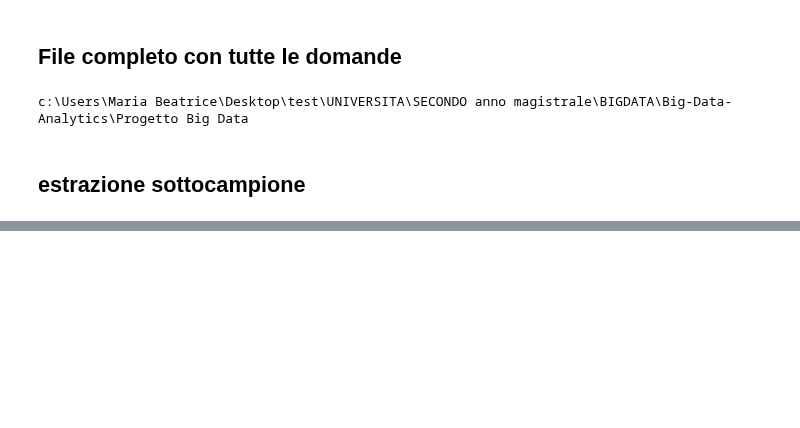
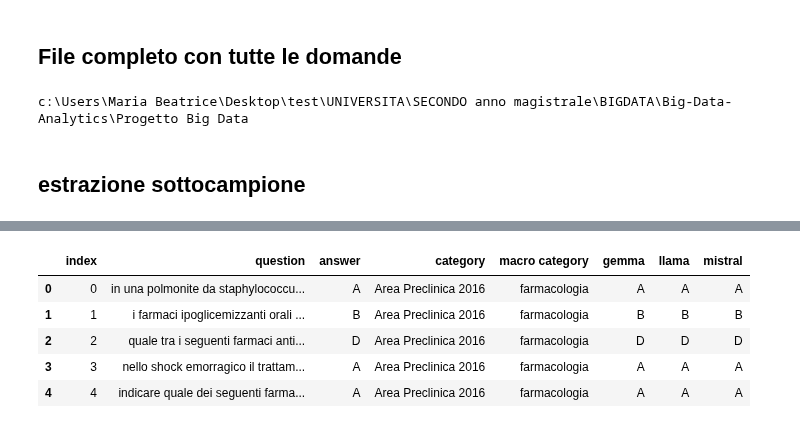
Before and after one commit to nicolobonato97/Big-Data-Analytics, a Jupyter notebook: Progetto Big Data/Benchmark.ipynb, the cells around one changed output, grey strips where cells are left out. Saved outputs shown, nothing was run; the diff lists cells and outputs as text; code cells hidden in the pictures; blank space fills up the shorter version.

```diff
--- a/Progetto Big Data/Benchmark.ipynb
+++ b/Progetto Big Data/Benchmark.ipynb
@@ -99,0 +123,25 @@ with open(output_file, "w", encoding="utf-8") as f:
+# %%
+#Gemma
+with open("custom_openai_google_gemma_3_27b_it_area_preclinica_clinica_2016_2019_finale_fast.json", "r", encoding="utf-8") as f:
+    json_data_gemma = json.load(f)
+
+# Crea un dizionario index → output
+output_by_index_gemma = {entry["index"]: entry["output"] for entry in json_data_gemma["results"]}
+print(output_by_index_gemma)
+
+#Llama
+with open("custom_openai_meta_llama_llama_4_maverick_area_preclinica_clinica_2016_2019_finale_fast.json", "r", encoding="utf-8") as f:
+    json_data_llama = json.load(f)
+
+# Crea un dizionario index → output
+output_by_index_llama = {entry["index"]: entry["output"] for entry in json_data_llama["results"]}
+print(output_by_index_llama)
+
+## Mistral
+
+with open("custom_openai_mistralai_mistral_small_3.2_24b_instruct_area_preclinica_clinica_2016_2019_finale_fast.json", "r", encoding="utf-8") as f:
+    json_data_mistral = json.load(f)
+
+# Crea un dizionario index → output
+output_by_index_mistral = {entry["index"]: entry["output"] for entry in json_data_mistral["results"]}
+print(output_by_index_mistral)
@@ -99,0 +152,12 @@ with open(output_file, "w", encoding="utf-8") as f:
+# %%
+df["gemma"] = df["index"].apply(lambda idx: output_by_index_gemma.get(idx, ""))
+df["llama"] = df["index"].apply(lambda idx: output_by_index_llama.get(idx, ""))
+df["mistral"] = df["index"].apply(lambda idx: output_by_index_mistral.get(idx, ""))
+df.head()
+# %% [output]
+|  | index | question | answer | category | macro category | gemma | llama | mistral |
+| 0 | 0 | in una polmonite da staphylococcu... | A | Area Preclinica 2016 | farmacologia | A | A | A |
+| 1 | 1 | i farmaci ipoglicemizzanti orali ... | B | Area Preclinica 2016 | farmacologia | B | B | B |
+| 2 | 2 | quale tra i seguenti farmaci anti... | D | Area Preclinica 2016 | farmacologia | D | D | D |
+| 3 | 3 | nello shock emorragico il trattam... | A | Area Preclinica 2016 | farmacologia | A | A | A |
+| 4 | 4 | indicare quale dei seguenti farma... | A | Area Preclinica 2016 | farmacologia | A | A | A |
```
Also changed, not shown: parts of 9 cells of this notebook, 9 other files.
